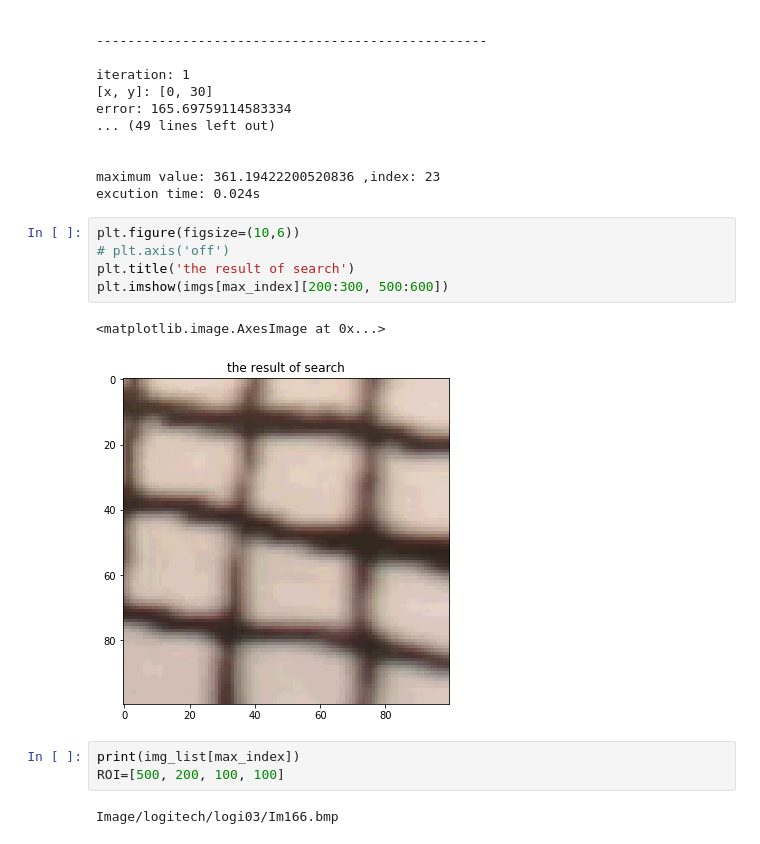
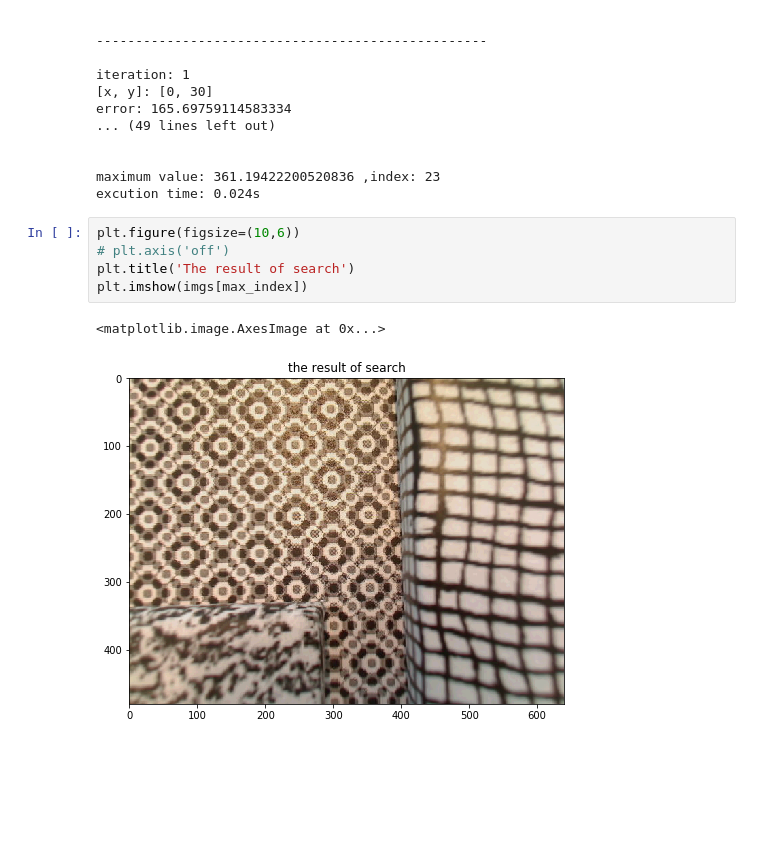
Before and after one commit to oishikimchi97/autofocus_R, a Jupyter notebook: Fibonacci Search.ipynb, the cells around one changed output. Cells and saved outputs as stored; diff of their text form; blank space fills up the shorter version.

```diff
--- a/Fibonacci Search.ipynb
+++ b/Fibonacci Search.ipynb
@@ -148,13 +148,8 @@ excution time: 0.024s
 # %%
 plt.figure(figsize=(10,6))
 # plt.axis('off')
-plt.title('the result of search')
-plt.imshow(imgs[max_index][200:300, 500:600])
+plt.title('The result of search')
+plt.imshow(imgs[max_index])
 # %% [output]
 <matplotlib.image.AxesImage at 0x...>
-[figure, old version]
+[figure, new version]
-# %%
-print(img_list[max_index])
-ROI=[500, 200, 100, 100]
-# %% [output]
-Image/logitech/logi03/Im166.bmp
```
Also changed, not shown: 1 other file.
